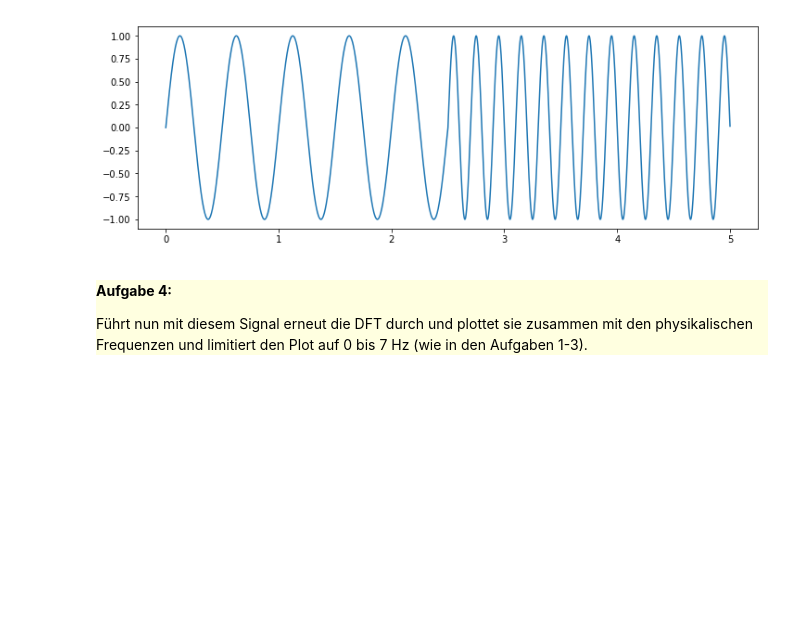
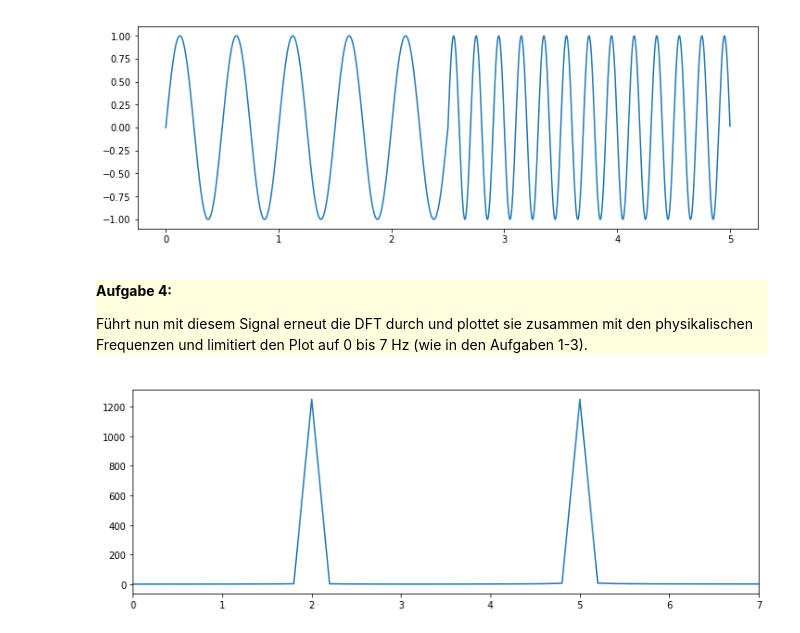
Before and after one commit to kjhsdf/Audio-Based-Music-Processing-2020, a Jupyter notebook: 10/Hausaufgabe_DFT_Anwendung.ipynb, the cells around one changed output. Saved outputs shown, nothing was run; the diff lists cells and outputs as text; code cells hidden in the pictures; blank space fills up the shorter version.

```diff
--- a/10/Hausaufgabe_DFT_Anwendung.ipynb
+++ b/10/Hausaufgabe_DFT_Anwendung.ipynb
@@ -86,9 +97,14 @@ Führt nun mit diesem Signal erneut die DFT durch und plottet sie zusammen mit d
 
 </div></p>
 # %%
-...
+dft = np.fft.fft(x)
+length_a = np.shape(x)[0]
+k = np.arange(length_a)
+f = k*samp_rate/length_a
 
 plt.figure(figsize=(12, 4))
 plt.plot(f, np.abs(dft))
-...
+plt.xlim(0, 7)
 plt.show()
+# %% [output]
+[figure, added]
```
Also changed, not shown: parts of 4 cells of this notebook.
